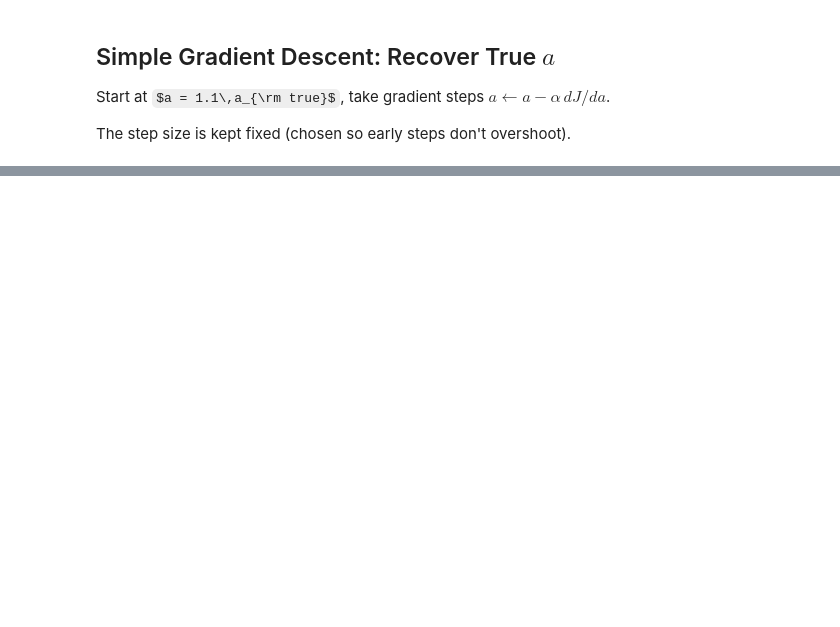
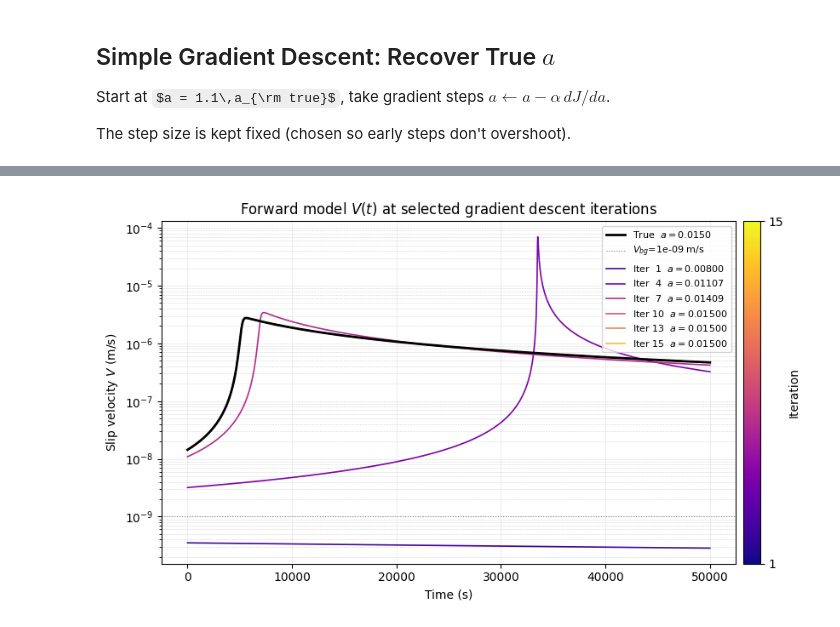
Before and after one commit to ericeberg3/spring-slider-adjoint, a Jupyter notebook: adjoint_springslider.ipynb, the cells around one changed output, grey strips where cells are left out. Drawn from its saved outputs; the diff is of its cells as text; code cells hidden in the pictures; some formulas as TeX source; blank space fills up the shorter version.

```diff
--- a/adjoint_springslider.ipynb
+++ b/adjoint_springslider.ipynb
@@ -633 +682,69 @@ print(f"\nFinal a = {a_hist[-1]:.6f}  (true a = {a_true_val:.6f},  "
 Final a = 0.015000  (true a = 0.015000,  error = 0.0000%)
+# %%
+# ------------------------------------------------------------------
+# Plot 5: Forward model V(t) — custom a value OR gradient descent overlay
+# ------------------------------------------------------------------
+# ---- Mode 1: single custom a value ------------------------------
+# Set to a float to run a fresh forward solve and plot just that.
+# Set to None to use Mode 2 (gradient descent overlay) instead.
+custom_a = None          # e.g. 0.012 or 0.020
+# ---- Mode 2: gradient descent overlay ---------------------------
+# Use 1-based iteration numbers (1 = first GD step, n_iter = last).
+# Set to None to auto-select ~6 iterations spread across all iters.
+iters_to_plot = [1, 4, 7, 10, 13, 15]     # e.g. [1, 3, 7, 15, 25]
+# -----------------------------------------------------------------
+
+fig, ax = plt.subplots(figsize=(9, 5))
+
+# True / observed solution always shown in black
+ax.semilogy(fwd['t'], V_obs, 'k-', lw=2.0,
+            label=f'True  $a={a_true_val:.4f}$', zorder=5)
+ax.axhline(V_bg, color='gray', ls=':', lw=0.8,
+           label=f'$V_{{bg}}$={V_bg:.0e} m/s')
+
+if custom_a is not None:
+    # --- Mode 1: single specified a value ------------------------
+    print(f"Running forward solve for custom a = {custom_a} ...")
+    Mc = dict(M_true)
+    Mc['a'] = custom_a
+    fwd_custom = forward_solve(Mc, T, nt, u_init, psi_init)
+    J_custom   = compute_J(fwd_custom, V_obs)
+    ax.semilogy(fwd['t'], fwd_custom['V'], color='C1', lw=1.8, ls='--',
+                label=f'Custom  $a={custom_a:.5f}$  ($J={J_custom:.2e}$)')
+    ax.set_title(f'Forward model $V(t)$: custom $a={custom_a}$ vs true $a={a_true_val}$')
+    print(f"J(custom a) = {J_custom:.4e}")
+
+else:
+    # --- Mode 2: gradient descent iteration overlay --------------
+    if iters_to_plot is None:
+        idx_auto = np.unique(np.round(
+            np.geomspace(1, n_iter, 6)).astype(int).clip(1, n_iter)) - 1
+        iters_idx = sorted(set(idx_auto.tolist() + [n_iter - 1]))
+    else:
+        iters_idx = [i - 1 for i in iters_to_plot]   # convert to 0-based
+
+    cmap_gd = plt.cm.plasma
+    colors  = cmap_gd(np.linspace(0.1, 0.85, len(iters_idx)))
+
+    for color, idx in zip(colors, iters_idx):
+        a_label = a_hist[idx]
+        ax.semilogy(fwd['t'], V_hist[idx], color=color, lw=1.2,
+                    label=f'Iter {idx+1:2d}  $a={a_label:.5f}$')
+
+    ax.set_title('Forward model $V(t)$ at selected gradient descent iterations')
+
+    sm = plt.cm.ScalarMappable(cmap=cmap_gd,
+         norm=plt.Normalize(vmin=1, vmax=n_iter))
+    sm.set_array([])
+    cbar = fig.colorbar(sm, ax=ax, pad=0.01)
+    cbar.set_label('Iteration')
+    cbar.set_ticks([iters_idx[0] + 1, iters_idx[-1] + 1])
+
+ax.set_xlabel('Time (s)')
+ax.set_ylabel('Slip velocity $V$ (m/s)')
+ax.legend(fontsize=8, loc='upper right')
+ax.grid(True, ls=':', lw=0.4, which='both')
+plt.tight_layout()
+plt.show()
+# %% [output]
+[figure, added]
```
Also changed, not shown: parts of 11 cells of this notebook, 1 other file.
